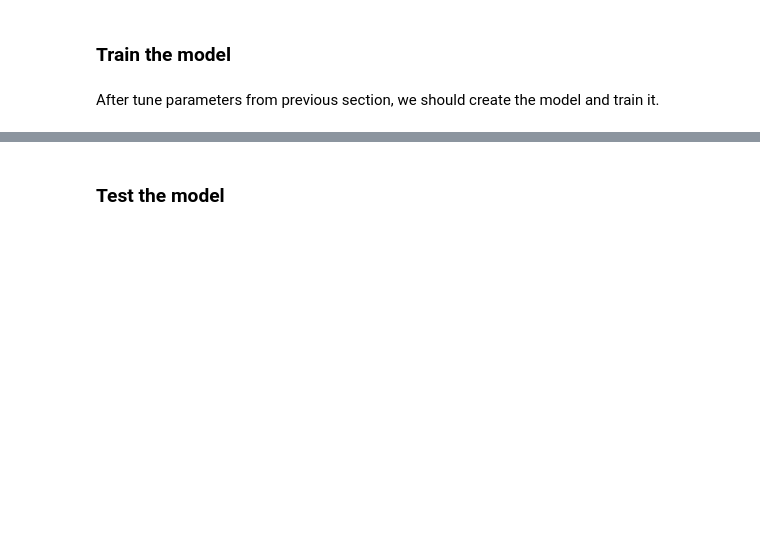
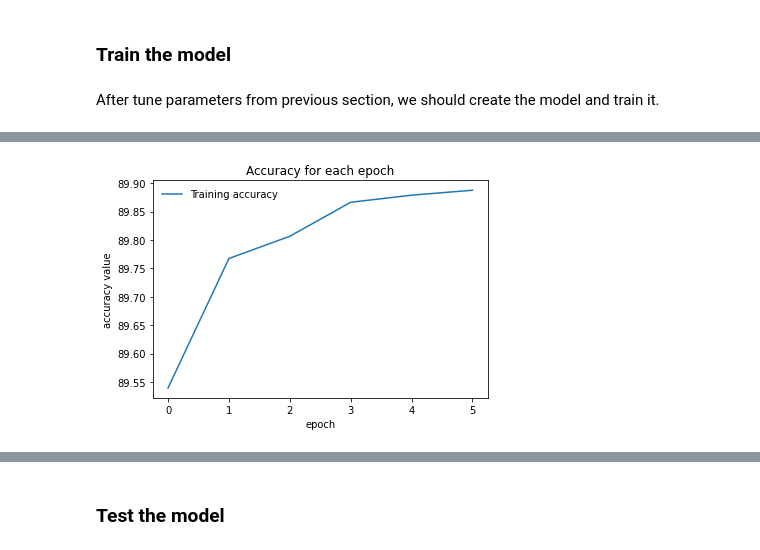
Before and after one commit to ZahraDehghani99/Heart-Disease-Health-Indicators-Dataset, a Jupyter notebook: heart_disease_classification.ipynb, the cells around one changed output, grey strips where cells are left out. Drawn from its saved outputs; the diff is of its cells as text; code cells hidden in the pictures; blank space fills up the shorter version.

```diff
--- a/heart_disease_classification.ipynb
+++ b/heart_disease_classification.ipynb
@@ -648,3 +664,7 @@ plt.show()
+# %%
+plot_accuracy(train_acc)
+# %% [output]
+[figure, added]
 # %%
 print(f'training loss on last epoch : {train_loss[-1]}')
 print('-'*20)
```
Also changed, not shown: parts of 14 cells of this notebook.
